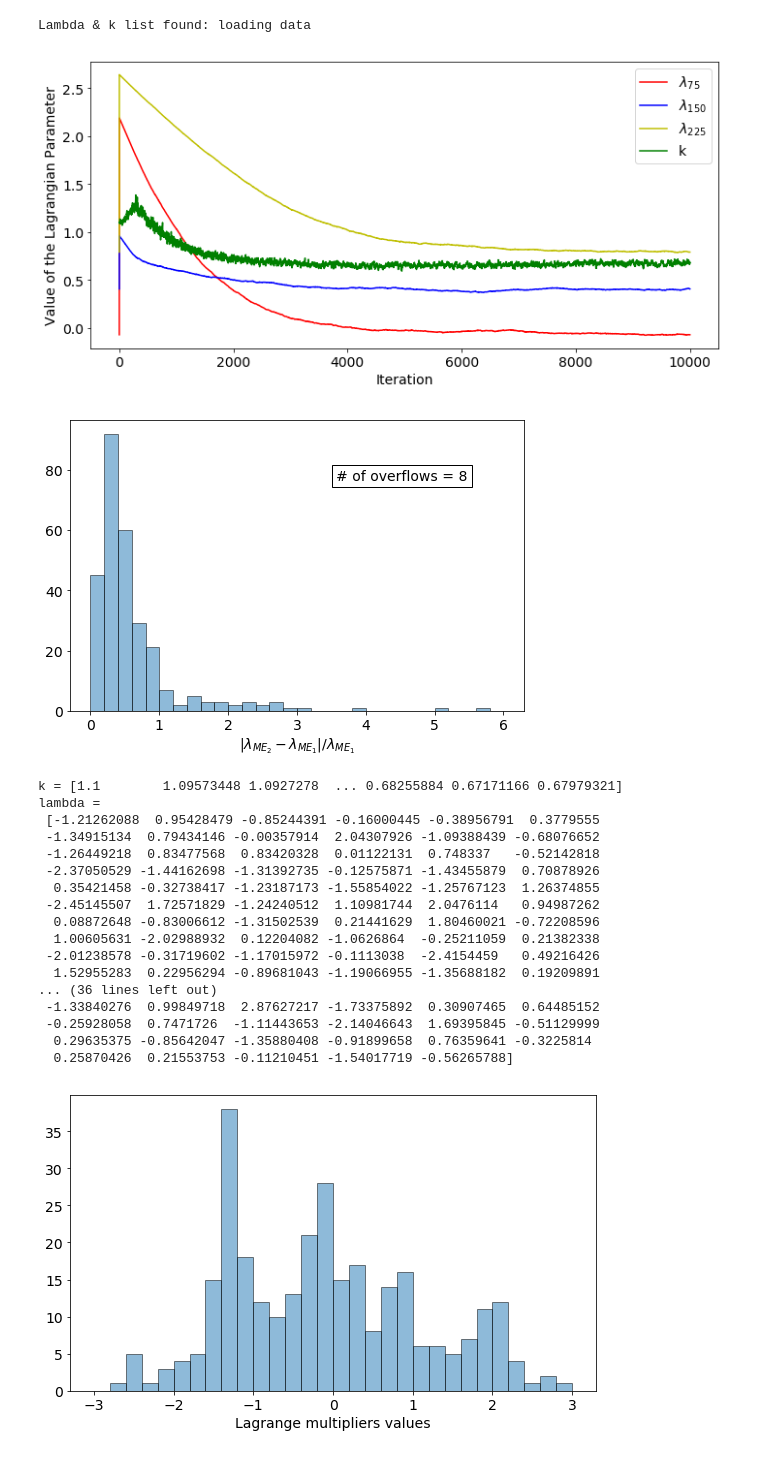
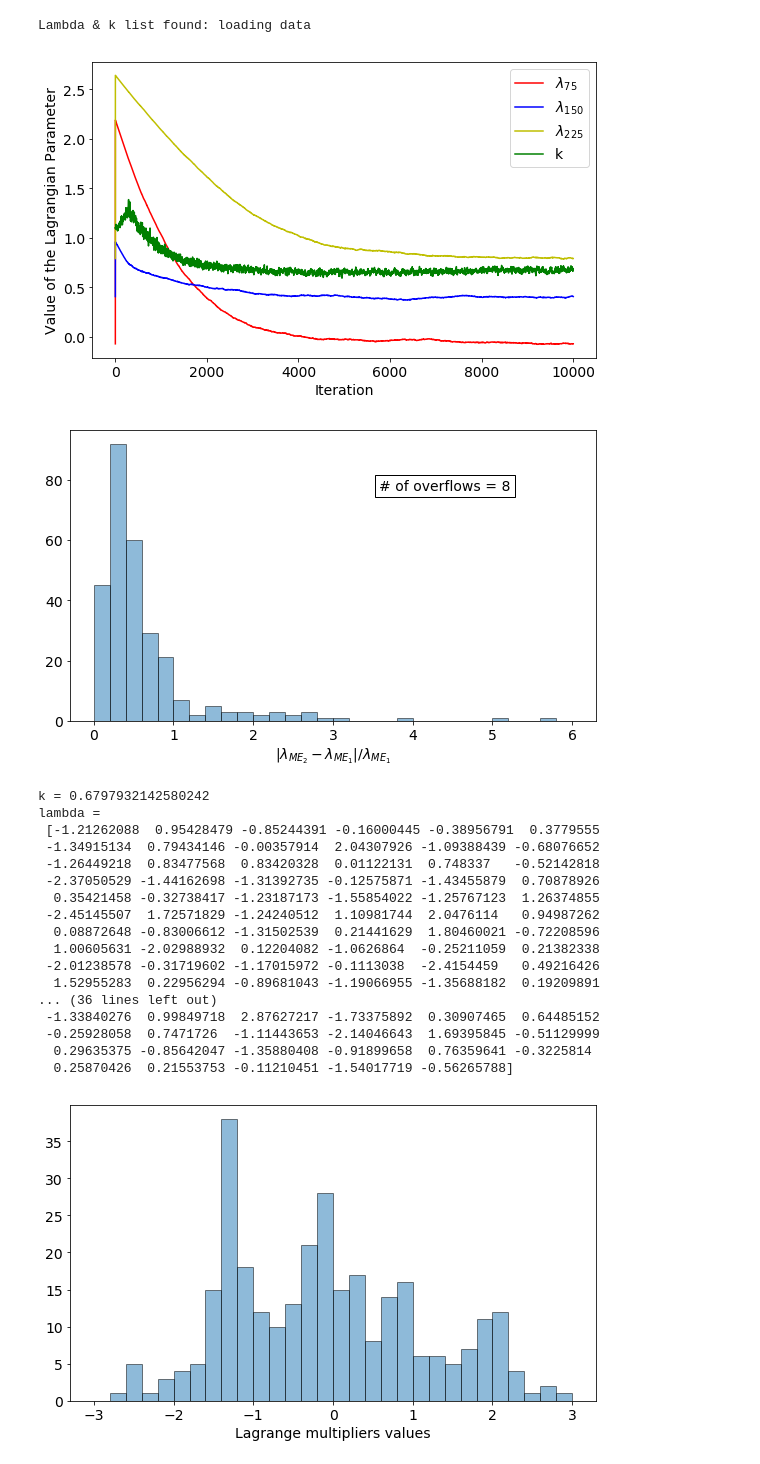
Before and after one commit to Agos95/ComplexSyst, a Jupyter notebook: 01/Exercise.ipynb, the cells around one changed output. Drawn from its saved outputs; the diff is of its cells as text; code cells hidden in the pictures.

```diff
--- a/01/Exercise.ipynb
+++ b/01/Exercise.ipynb
@@ -386,22 +425,25 @@ else:
 # %% [output]
 Lambda & k list found: loading data
 # %%
-fig, ax = plt.subplots(figsize=(10,5))
+# plot some lagrangian parameters vs the iteration, to see if they converge
+fig, ax = plt.subplots(figsize=(8,5))
 ax.plot(Lambda_list[:,  75], "r-", label="$\\lambda_{75}$")
 ax.plot(Lambda_list[:, 150], "b-", label="$\\lambda_{150}$")
 ax.plot(Lambda_list[:, 225], "y-", label="$\\lambda_{225}$")
 ax.plot(k_list, "g-", label="k")
 ax.set_xlabel("Iteration", fontsize=14)
 ax.set_ylabel("Value of the Lagrangian Parameter", fontsize=14)
 ax.legend(loc="best", fontsize=14)
 ax.tick_params(axis='both', which='major', labelsize=14)
 fig.tight_layout()
 fig.savefig("./Figure/MaxEnt2_parameters_convergence.pdf")
 # %% [output]
-[figure, old version]
+[figure, new version]
 # %%
+# difference between lambdas of Max Ent 1 and 2 as histogram
+#lambda_MaxEnt2_Ising = np.mean(Lambda_list[:,8000:], axis=1)
 lambda_MaxEnt2_Ising = Lambda_list[-1].copy()
-fig, ax = plt.subplots(figsize=(7,5))
+fig, ax = plt.subplots(figsize=(8,5))
 perc_diff = abs((lambda_MaxEnt2_Ising-lambda_MaxEnt1_Ising)/lambda_MaxEnt1_Ising)
 ax.hist(perc_diff, bins=30, range=(0,6), histtype='bar', ec='black', alpha=.5)
 overflow = (perc_diff > 6).sum()
@@ -412,12 +454,13 @@ ax.tick_params(axis='both', which='major', labelsize=14)
 fig.tight_layout()
 fig.savefig("./Figure/MaxEnt1-2_Lambdas_diff_hist.pdf")
 # %% [output]
-[figure, old version]
+[figure, new version]
 # %%
-print("k =", k_list)
+# final values of lagrangian parameters for Max Ent 2
+print("k =", k_list[-1])
 print("lambda =\n", lambda_MaxEnt2_Ising)
 # %% [output]
-k = [1.1        1.09573448 1.0927278  ... 0.68255884 0.67171166 0.67979321]
+k = 0.6797932142580242
 lambda =
  [-1.21262088  0.95428479 -0.85244391 -0.16000445 -0.38956791  0.3779555
  -1.34915134  0.79434146 -0.00357914  2.04307926 -1.09388439 -0.68076652
```
Also changed, not shown: parts of 50 cells of this notebook.
